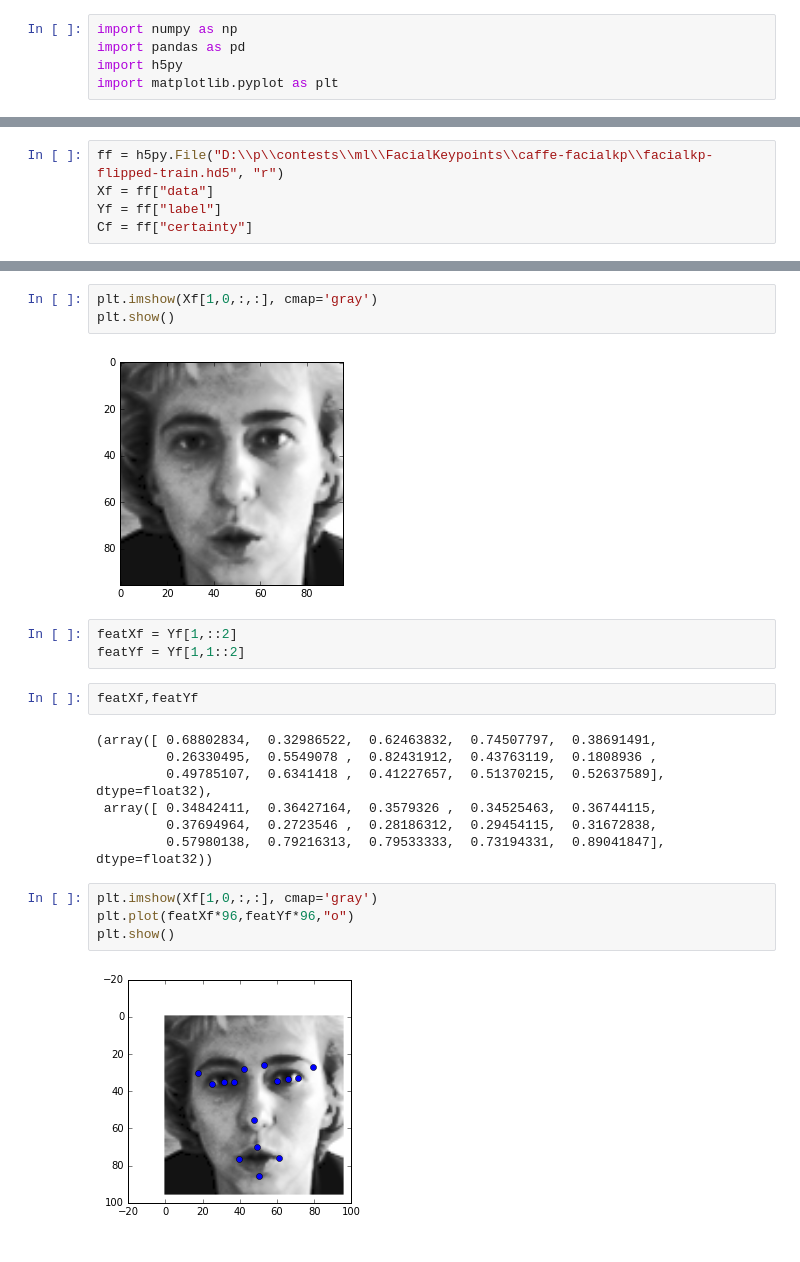
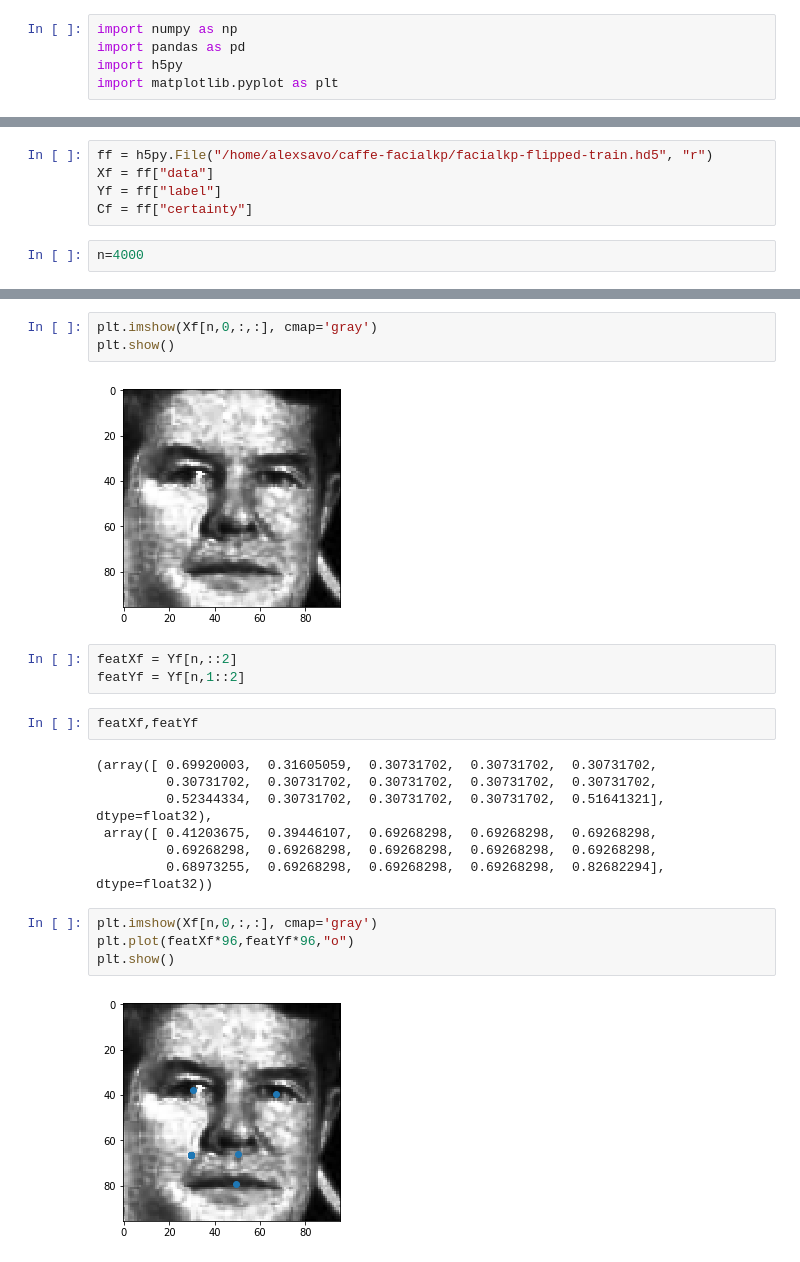
Before and after one commit to AlexanderSavochkin/caffe-facialkp, a Jupyter notebook: HDF5Evaluation.ipynb, the cells around one changed output, grey strips where cells are left out. Drawn from its saved outputs; the diff is of its cells as text.

```diff
--- a/HDF5Evaluation.ipynb
+++ b/HDF5Evaluation.ipynb
@@ -9,8 +9,10 @@ X = f["data"]
 Y = f["label"]
 C = f["certainty"]
 # %%
-ff = h5py.File("D:\\p\\contests\\ml\\FacialKeypoints\\caffe-facialkp\\facialkp-flipped-train.hd5", "r")
+ff = h5py.File("/home/alexsavo/caffe-facialkp/facialkp-flipped-train.hd5", "r")
 Xf = ff["data"]
 Yf = ff["label"]
 Cf = ff["certainty"]
+# %%
+n=4000
 # %%
@@ -50,23 +64,23 @@ plt.show()
 # %%
-plt.imshow(Xf[1,0,:,:], cmap='gray')
+plt.imshow(Xf[n,0,:,:], cmap='gray')
 plt.show()
 # %% [output]
-[figure, old version]
+[figure, new version]
 # %%
-featXf = Yf[1,::2]
-featYf = Yf[1,1::2]
+featXf = Yf[n,::2]
+featYf = Yf[n,1::2]
 # %%
 featXf,featYf
 # %% [output]
-(array([ 0.68802834,  0.32986522,  0.62463832,  0.74507797,  0.38691491,
-         0.26330495,  0.5549078 ,  0.82431912,  0.43763119,  0.1808936 ,
-         0.49785107,  0.6341418 ,  0.41227657,  0.51370215,  0.52637589], dtype=float32),
- array([ 0.34842411,  0.36427164,  0.3579326 ,  0.34525463,  0.36744115,
-         0.37694964,  0.2723546 ,  0.28186312,  0.29454115,  0.31672838,
-         0.57980138,  0.79216313,  0.79533333,  0.73194331,  0.89041847], dtype=float32))
+(array([ 0.69920003,  0.31605059,  0.30731702,  0.30731702,  0.30731702,
+         0.30731702,  0.30731702,  0.30731702,  0.30731702,  0.30731702,
+         0.52344334,  0.30731702,  0.30731702,  0.30731702,  0.51641321], dtype=float32),
+ array([ 0.41203675,  0.39446107,  0.69268298,  0.69268298,  0.69268298,
+         0.69268298,  0.69268298,  0.69268298,  0.69268298,  0.69268298,
+         0.68973255,  0.69268298,  0.69268298,  0.69268298,  0.82682294], dtype=float32))
 # %%
-plt.imshow(Xf[1,0,:,:], cmap='gray')
+plt.imshow(Xf[n,0,:,:], cmap='gray')
 plt.plot(featXf*96,featYf*96,"o")
 plt.show()
 # %% [output]
-[figure, old version]
+[figure, new version]
```
Also changed, not shown: parts of 9 cells of this notebook, 2 other files.
